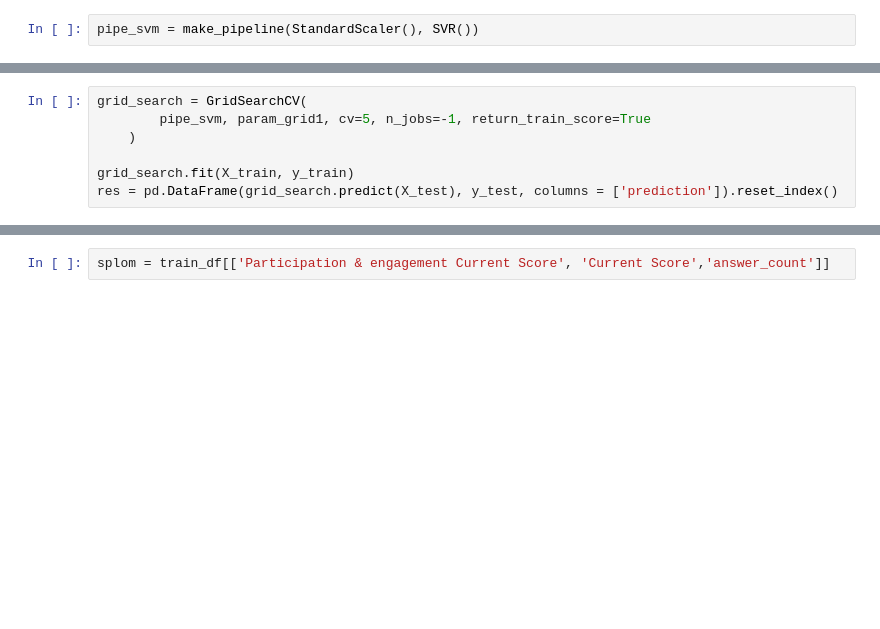
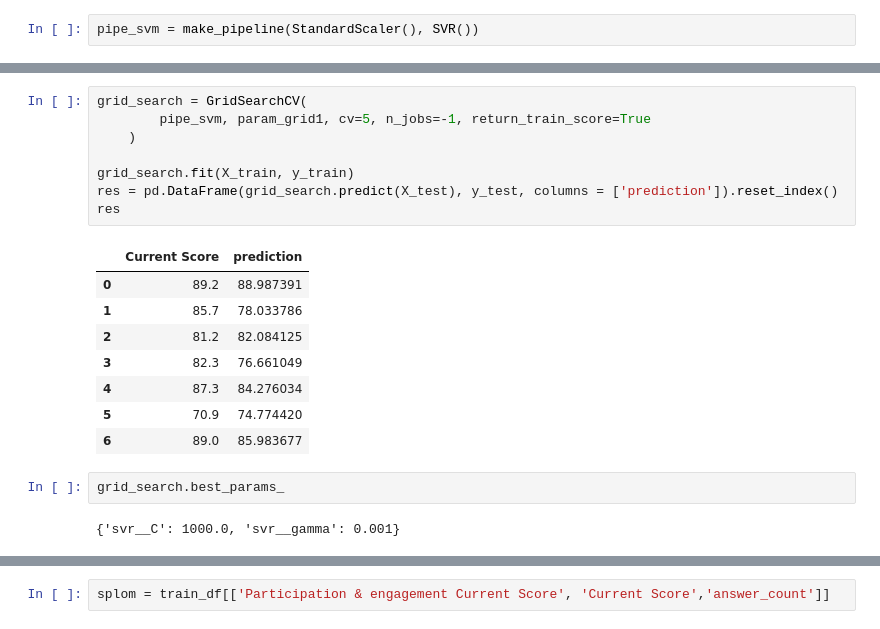
Before and after one commit to UBC-LA-Hackathon/hack-la-2022, a Jupyter notebook: main.ipynb, the cells around one changed output, grey strips where cells are left out. Cells and saved outputs as stored; diff of their text form; blank space fills up the shorter version.

```diff
--- a/main.ipynb
+++ b/main.ipynb
@@ -153,10 +166,24 @@ display_heatmap(param_grid1, pipe_svm, X_train, y_train)
 # %%
 grid_search = GridSearchCV(
         pipe_svm, param_grid1, cv=5, n_jobs=-1, return_train_score=True
     )
 
 grid_search.fit(X_train, y_train)
 res = pd.DataFrame(grid_search.predict(X_test), y_test, columns = ['prediction']).reset_index()
+res
+# %% [output]
+|  | Current Score | prediction |
+| 0 | 89.2 | 88.987391 |
+| 1 | 85.7 | 78.033786 |
+| 2 | 81.2 | 82.084125 |
+| 3 | 82.3 | 76.661049 |
+| 4 | 87.3 | 84.276034 |
+| 5 | 70.9 | 74.774420 |
+| 6 | 89.0 | 85.983677 |
+# %%
+grid_search.best_params_
+# %% [output]
+{'svr__C': 1000.0, 'svr__gamma': 0.001}
 # %%
 grid_search.score(X_test, y_test)
 # %% [output]
```
Also changed, not shown: parts of 37 cells of this notebook, 2 other files.
